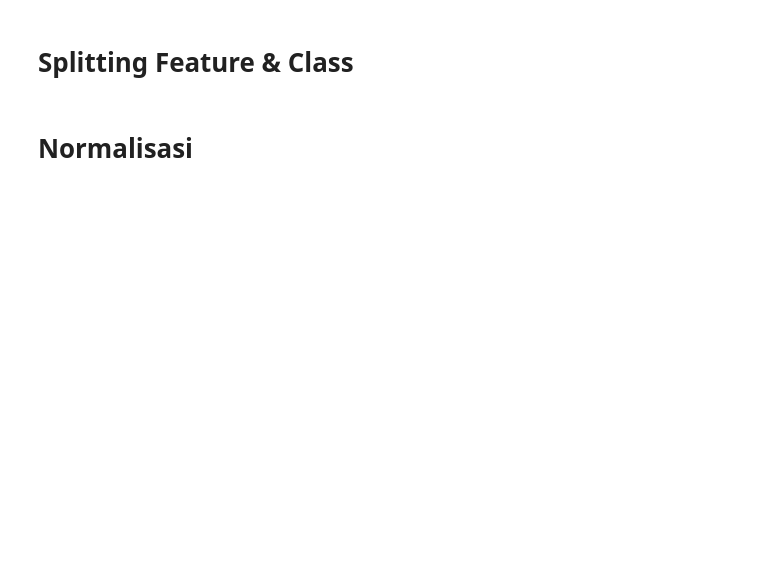
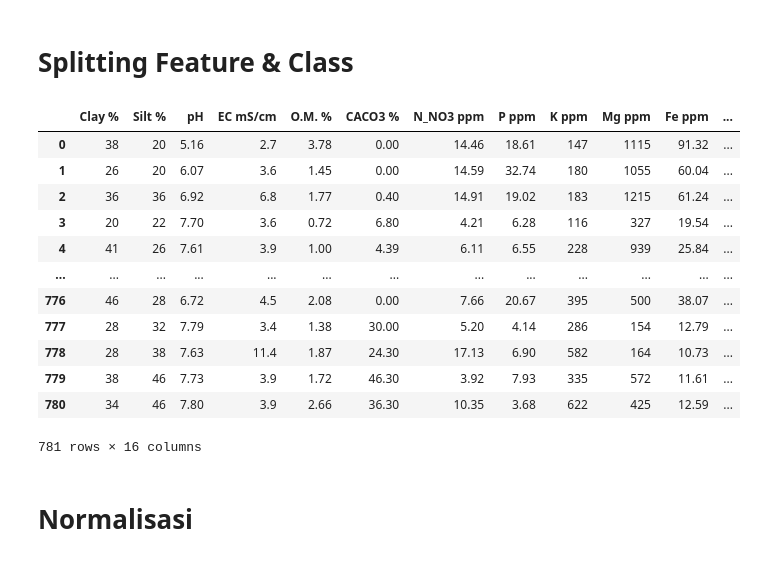
Before and after one commit to Rullyro/tubesandat, a Jupyter notebook: tubesanalisisdata.ipynb, the cells around one changed output. Cells and saved outputs as stored; diff of their text form; code cells hidden in the pictures; blank space fills up the shorter version.

```diff
--- a/tubesanalisisdata.ipynb
+++ b/tubesanalisisdata.ipynb
@@ -78,6 +80,22 @@ df
 # %%
 X = df.iloc[:,1:17] # Features
 Y = pd.DataFrame(df['Class']) # Target variable
+# %%
+X
+# %% [output]
+|  | Clay % | Silt % | pH | EC mS/cm | O.M. % | CACO3 % | N_NO3 ppm | P ppm | K ppm | Mg ppm | Fe ppm | ... |
+| 0 | 38 | 20 | 5.16 | 2.7 | 3.78 | 0.00 | 14.46 | 18.61 | 147 | 1115 | 91.32 | ... |
+| 1 | 26 | 20 | 6.07 | 3.6 | 1.45 | 0.00 | 14.59 | 32.74 | 180 | 1055 | 60.04 | ... |
+| 2 | 36 | 36 | 6.92 | 6.8 | 1.77 | 0.40 | 14.91 | 19.02 | 183 | 1215 | 61.24 | ... |
+| 3 | 20 | 22 | 7.70 | 3.6 | 0.72 | 6.80 | 4.21 | 6.28 | 116 | 327 | 19.54 | ... |
+| 4 | 41 | 26 | 7.61 | 3.9 | 1.00 | 4.39 | 6.11 | 6.55 | 228 | 939 | 25.84 | ... |
+| ... | ... | ... | ... | ... | ... | ... | ... | ... | ... | ... | ... | ... |
+| 776 | 46 | 28 | 6.72 | 4.5 | 2.08 | 0.00 | 7.66 | 20.67 | 395 | 500 | 38.07 | ... |
+| 777 | 28 | 32 | 7.79 | 3.4 | 1.38 | 30.00 | 5.20 | 4.14 | 286 | 154 | 12.79 | ... |
+| 778 | 28 | 38 | 7.63 | 11.4 | 1.87 | 24.30 | 17.13 | 6.90 | 582 | 164 | 10.73 | ... |
+| 779 | 38 | 46 | 7.73 | 3.9 | 1.72 | 46.30 | 3.92 | 7.93 | 335 | 572 | 11.61 | ... |
+| 780 | 34 | 46 | 7.80 | 3.9 | 2.66 | 36.30 | 10.35 | 3.68 | 622 | 425 | 12.59 | ... |
+781 rows × 16 columns
 # %% [markdown]
 # Normalisasi
 # %%
```
Also changed, not shown: parts of 12 cells of this notebook.
